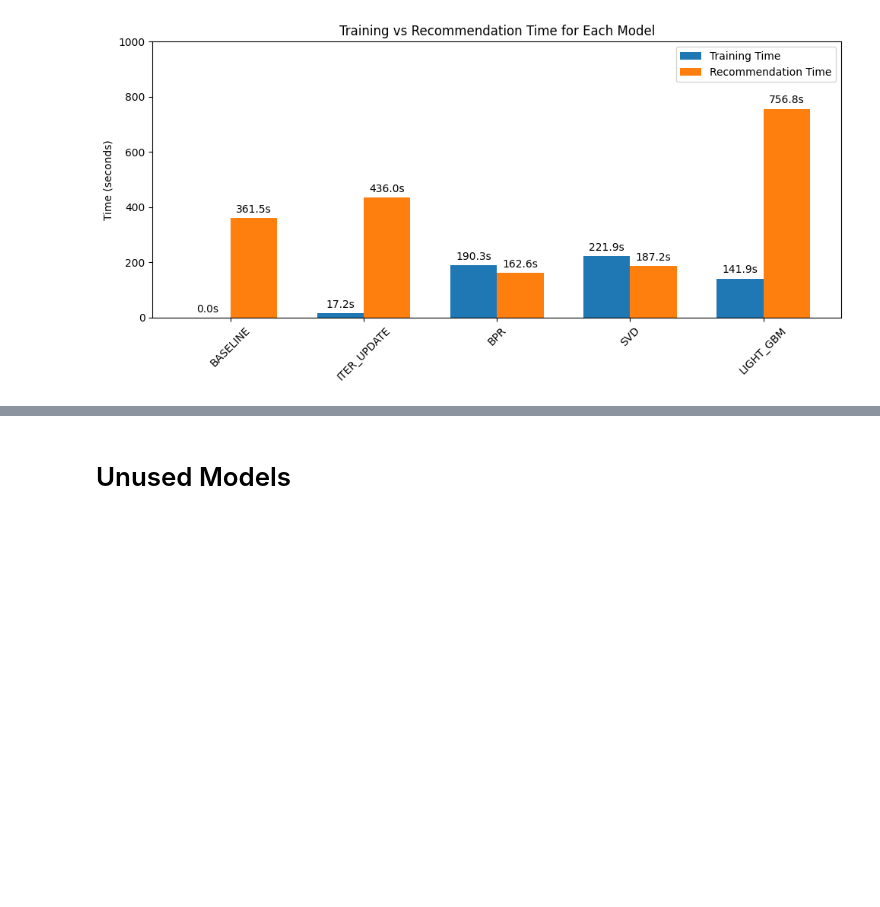
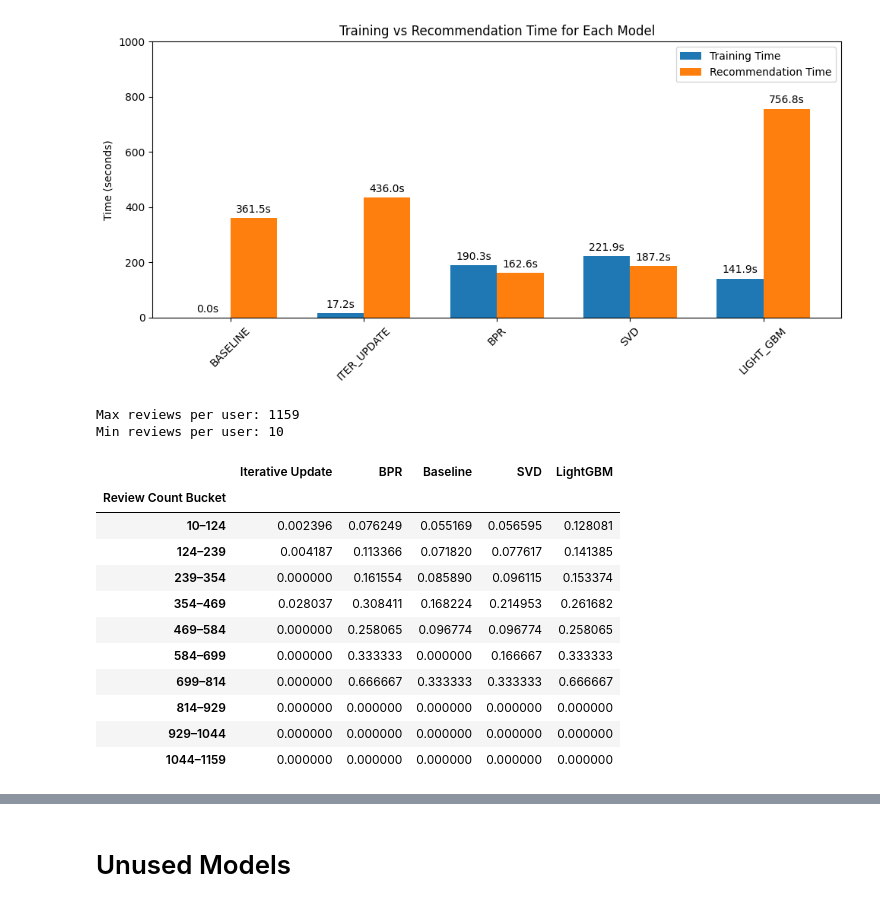
Before and after one commit to asaladi/CSE158_Assignment2, a Jupyter notebook: workbook2.ipynb, the cells around one changed output, grey strips where cells are left out. Cells and saved outputs as stored; diff of their text form; code cells hidden in the pictures; blank space fills up the shorter version.

```diff
--- a/workbook2.ipynb
+++ b/workbook2.ipynb
@@ -935,12 +940,9 @@ Saved to  eval/svd_recommendation_per_user.json
 start_time = time.time()
 
 # Get embeddings from BPR
-U_bpr = modelBPR.gammaU.numpy()
-I_bpr = modelBPR.gammaI.numpy()
+U_bpr = modelBPR.gammaU.np()
+I_bpr = modelBPR.gammaI.np()
 
-import numpy as np
-import random
-import lightgbm as lgb
 
 train_features = []
 train_labels = []
@@ -1214,14 +1216,14 @@ start_time = time.time()
 # Generate recommendations using the same structure as baseline/model
 recs = {}
 users = list(test_items_per_user.keys())
-all_items_array = numpy.array(all_items, dtype=numpy.int32)
+all_items_array = np.array(all_items, dtype=np.int32)
 
 for u in tqdm(users, desc="Generating iterative update recommendations"):
     user_id = idx_to_user_id[u]
     train_items = items_per_user_train[u]
 
     # Candidate items = all items not already interacted with
-    candidate_mask = ~numpy.isin(all_items_array, list(train_items))
+    candidate_mask = ~np.isin(all_items_array, list(train_items))
     candidate_items = all_items_array[candidate_mask]
 
     if len(candidate_items) == 0:
@@ -1230,10 +1232,10 @@ for u in tqdm(users, desc="Generating iterative update recommendations"):
 
     # Score all candidate items using the bias model
     bu = betaU.get(u, 0)
-    scores = numpy.array([alpha + bu + betaLoc.get(i, 0) for i in candidate_items])
+    scores = np.array([alpha + bu + betaLoc.get(i, 0) for i in candidate_items])
 
     # Sort by score and get top-k
-    top_idx = numpy.argsort(-scores)[:TOP_K]  # sorted descending
+    top_idx = np.argsort(-scores)[:TOP_K]  # sorted descending
     top_item_indices_sorted = candidate_items[top_idx]
 
     # Map indices back to gmap_ids
@@ -1280,14 +1282,14 @@ for item_idx in all_items:
 # Generate baseline recommendations using the same structure
 recs = {}
 users = list(test_items_per_user.keys())
-all_items_array = numpy.array(all_items, dtype=numpy.int32)
+all_items_array = np.array(all_items, dtype=np.int32)
 
 for u in tqdm(users, desc="Generating baseline recommendations"):
     user_id = idx_to_user_id[u]
     train_items = items_per_user_train[u]
 
     # Candidate items = all items not already interacted with
-    candidate_mask = ~numpy.isin(all_items_array, list(train_items))
+    candidate_mask = ~np.isin(all_items_array, list(train_items))
     candidate_items = all_items_array[candidate_mask]
 
     if len(candidate_items) == 0:
@@ -1295,10 +1297,10 @@ for u in tqdm(users, desc="Generating baseline recommendations"):
         continue
 
     # Get popularity scores for candidate items
-    candidate_popularity = numpy.array([item_popularity.get(i, 0) for i in candidate_items])
+    candidate_popularity = np.array([item_popularity.get(i, 0) for i in candidate_items])
 
     # Sort by popularity and get top-k
-    top_idx = numpy.argsort(-candidate_popularity)[:TOP_K]  # sorted descending
+    top_idx = np.argsort(-candidate_popularity)[:TOP_K]  # sorted descending
     top_item_indices_sorted = candidate_items[top_idx]
 
     # Map indices back to gmap_ids
@@ -1461,0 +1502,31 @@ def score_by_review_count(model_hits, user_interaction_counts, min_users=5):
+# %%
+all_model_hits = {
+    "Iterative Update": iter_hits,
+    "BPR": bpr_hits,
+    "Baseline": base_hits,
+    "SVD": svd_hits,
+    "LightGBM": light_gbm_hits
+}
+
+bucket_df = bucket_scores_all_models(
+    all_model_hits,
+    user_interaction_counts.to_dict(),   # dict user -> num_reviews
+    num_buckets=10             # adjust if needed
+)
+
+bucket_df
+# %% [output]
+Max reviews per user: 1159
+Min reviews per user: 10
+|  | Iterative Update | BPR | Baseline | SVD | LightGBM |
+| Review Count Bucket |  |  |  |  |  |
+| 10–124 | 0.002396 | 0.076249 | 0.055169 | 0.056595 | 0.128081 |
+| 124–239 | 0.004187 | 0.113366 | 0.071820 | 0.077617 | 0.141385 |
+| 239–354 | 0.000000 | 0.161554 | 0.085890 | 0.096115 | 0.153374 |
+| 354–469 | 0.028037 | 0.308411 | 0.168224 | 0.214953 | 0.261682 |
+| 469–584 | 0.000000 | 0.258065 | 0.096774 | 0.096774 | 0.258065 |
+| 584–699 | 0.000000 | 0.333333 | 0.000000 | 0.166667 | 0.333333 |
+| 699–814 | 0.000000 | 0.666667 | 0.333333 | 0.333333 | 0.666667 |
+| 814–929 | 0.000000 | 0.000000 | 0.000000 | 0.000000 | 0.000000 |
+| 929–1044 | 0.000000 | 0.000000 | 0.000000 | 0.000000 | 0.000000 |
+| 1044–1159 | 0.000000 | 0.000000 | 0.000000 | 0.000000 | 0.000000 |
```
Also changed, not shown: parts of 26 cells of this notebook, 1 other file.
